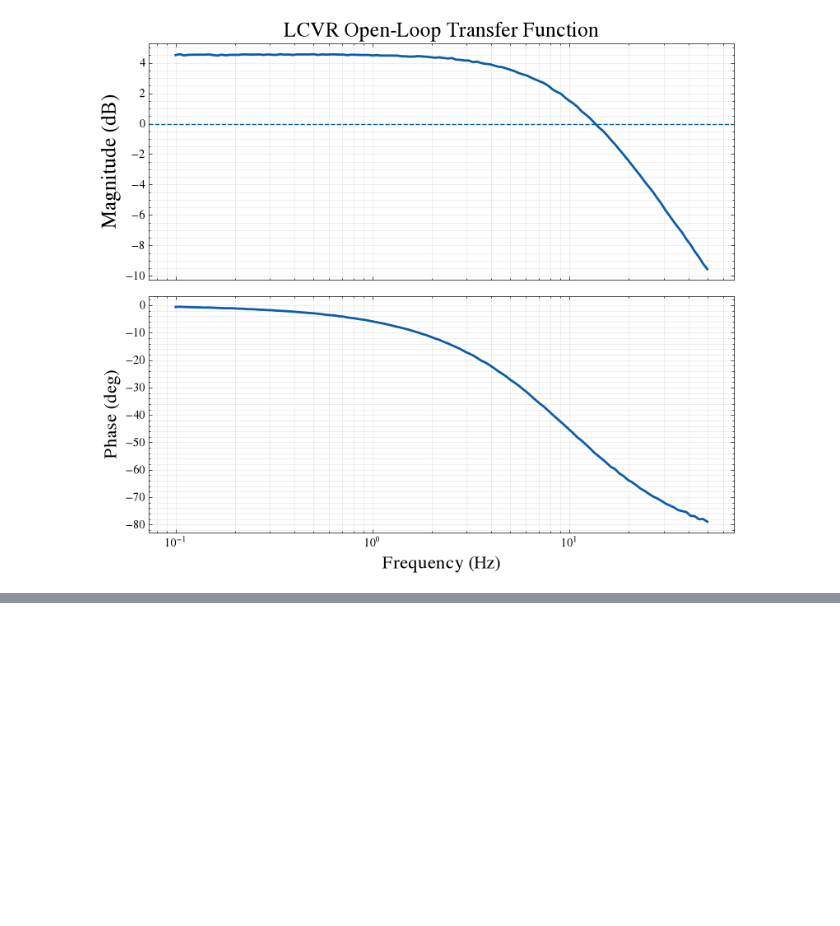
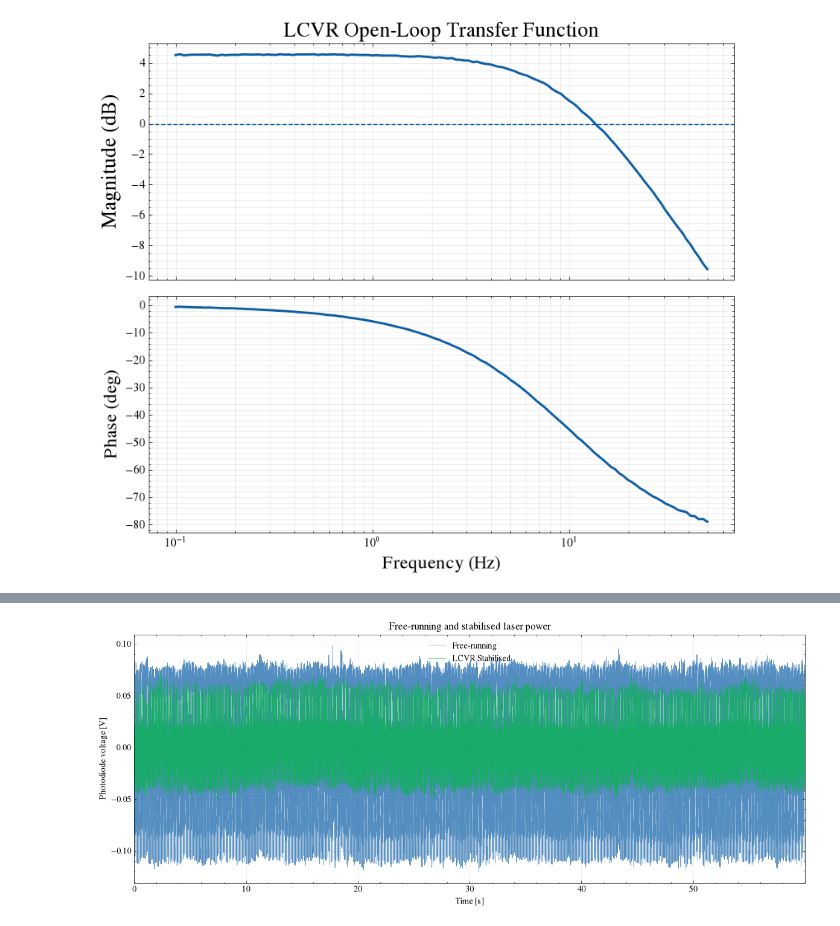
Before and after one commit to DrTheJazz26/Noise_budget, a Jupyter notebook: laser_RIN.ipynb, the cells around one changed output, grey strips where cells are left out. Saved outputs shown, nothing was run; the diff lists cells and outputs as text; code cells hidden in the pictures; blank space fills up the shorter version.

```diff
--- a/laser_RIN.ipynb
+++ b/laser_RIN.ipynb
@@ -366,0 +341,48 @@ Optical-power RMS noise (10–100000 Hz): 4.35684 µW RMS
+# %%
+# Number of samples available in both recordings, up to 5 seconds
+Error_stabilised = pd.read_csv(
+    "/Volumes/Physics-Photonics/Group/Compact components/2PAC/Data/20261105/240mv_20261105_123403.csv",
+    skiprows=11,
+    header=None,
+    names=["Time", "Error Voltage", "PD2"],
+    usecols=["Error Voltage"],
+    dtype={"Error Voltage": np.float32},
+    nrows=number_of_samples,
+)["Error Voltage"].to_numpy()
+
+n_plot = min(
+    int(60 * fs),
+    len(voltage_free_running),
+    len(voltage_stabilised),
+)
+
+time = np.arange(n_plot) / fs
+
+plt.figure(figsize=(12, 5))
+
+plt.plot(
+    time,
+    voltage_free_running[:n_plot]-voltage_dc_free_running,
+    label="Free-running",
+    linewidth=0.5,
+    alpha=0.7,
+)
+
+plt.plot(
+    time,
+    voltage_stabilised[:n_plot]-voltage_dc_stabilised,
+    label="LCVR Stabilised",
+    linewidth=0.5,
+    alpha=0.7,
+)
+
+plt.xlabel("Time [s]")
+plt.ylabel("Photodiode voltage [V]")
+plt.title("Free-running and stabilised laser power")
+plt.xlim(0, n_plot / fs)
+plt.grid(True, alpha=0.3)
+plt.legend()
+plt.tight_layout()
+plt.show()
+# %% [output]
+[figure, added]
```
Also changed, not shown: parts of 9 cells of this notebook.
